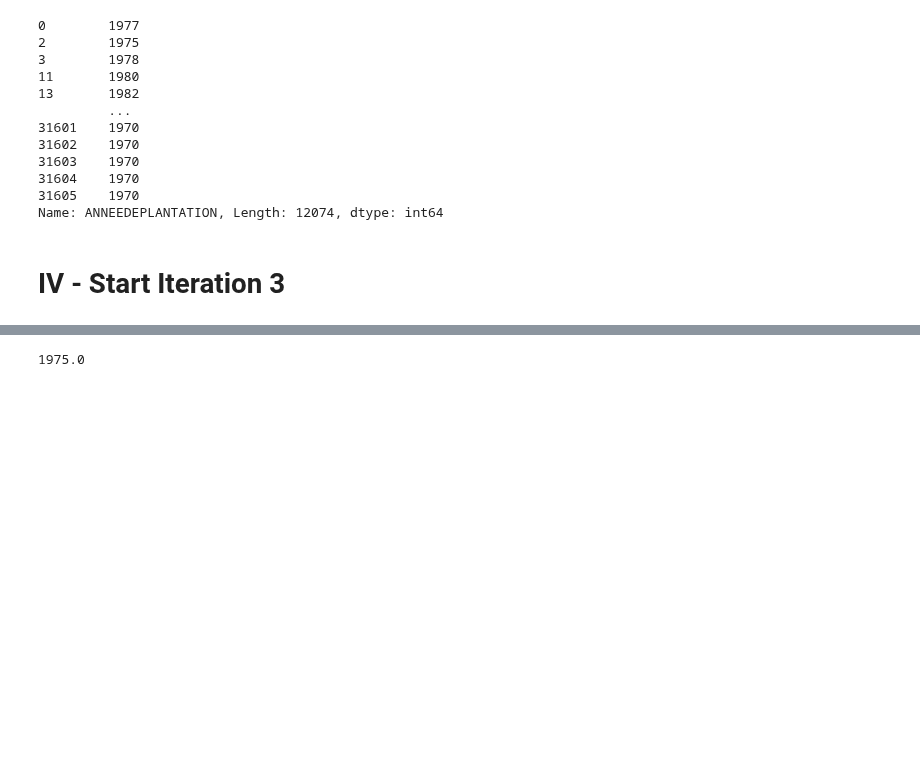
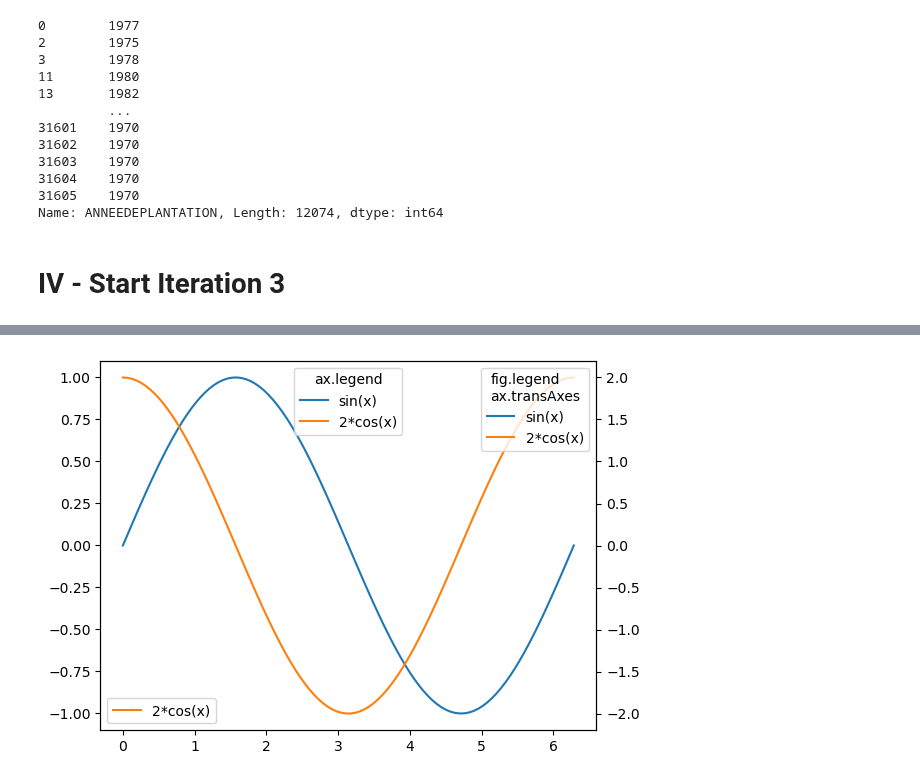
Before and after one commit to ManuLabricole/CDN-StatisticExploratoire, a Jupyter notebook: notebooks/iterable_3.ipynb, the cells around one changed output, grey strips where cells are left out. Drawn from its saved outputs; the diff is of its cells as text; code cells hidden in the pictures; blank space fills up the shorter version.

```diff
--- a/notebooks/iterable_3.ipynb
+++ b/notebooks/iterable_3.ipynb
@@ -332,4 +388,5 @@ newDf
 # %%
-df_maire.groupby("ANNEEDEPLANTATION").count()["ESPECE"].idxmax()
+fig.legend(loc='upper right', bbox_to_anchor=(1,1), bbox_transform=ax.transAxes, title='fig.legend\nax.transAxes')
+fig
 # %% [output]
-1975.0
+[figure, added]
```
Also changed, not shown: parts of 16 cells of this notebook.
